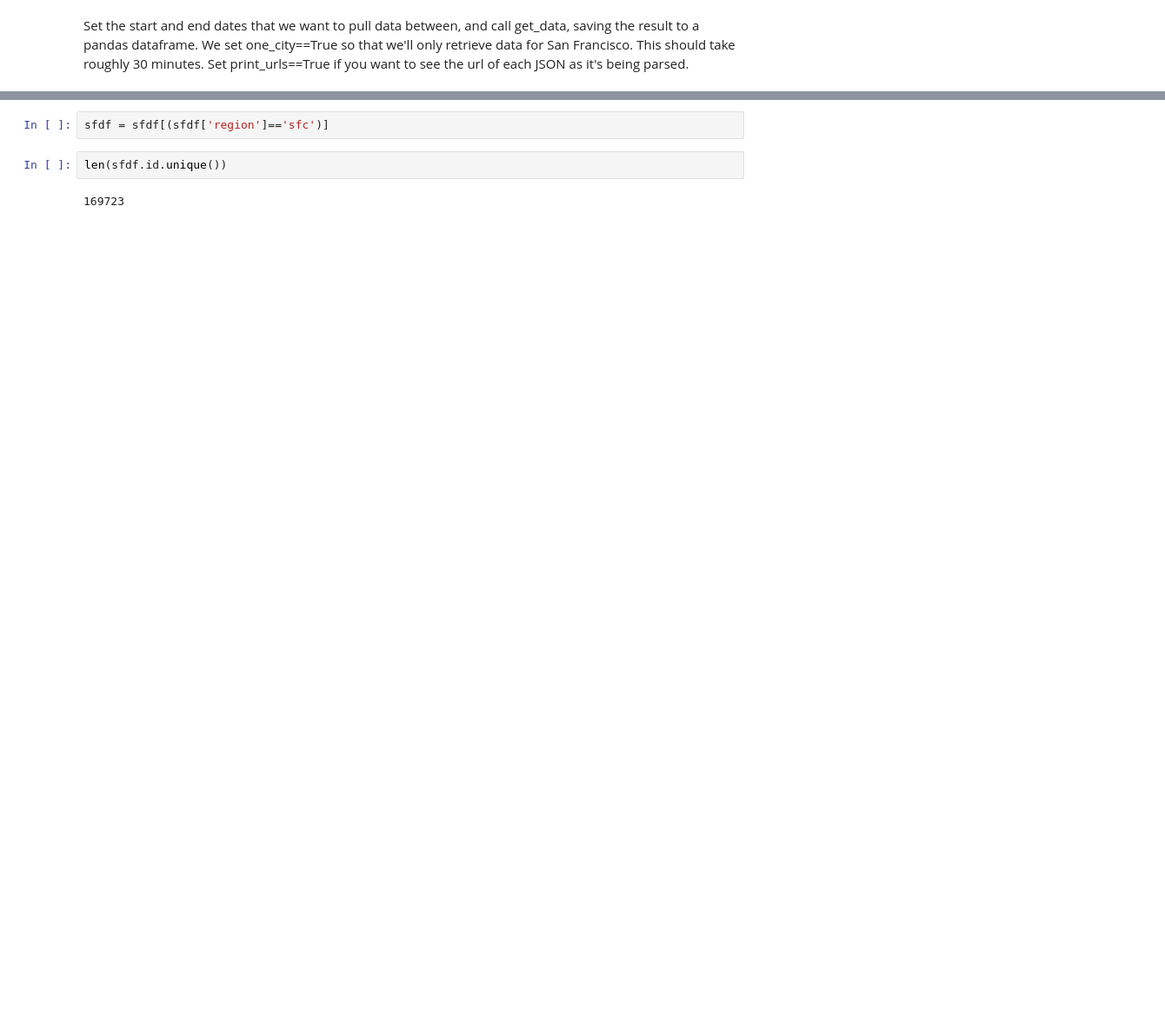
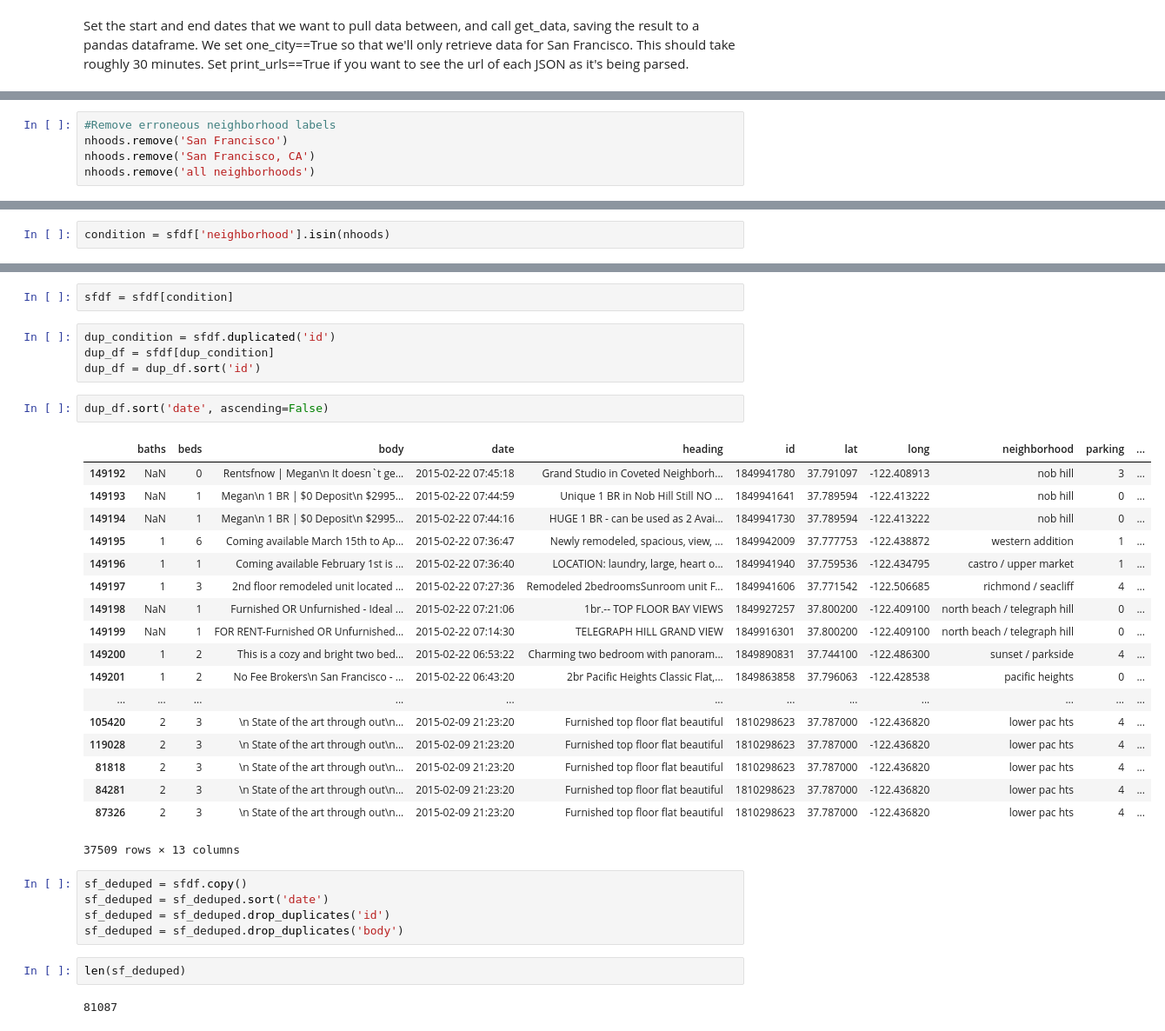
Before and after one commit to jonoleson/PriceMyRental, a Jupyter notebook: rental_data_eda.ipynb, the cells around one changed output, grey strips where cells are left out. Shown at 87% size. Drawn from its saved outputs; the diff is of its cells as text; blank space fills up the shorter version.

```diff
--- a/rental_data_eda.ipynb
+++ b/rental_data_eda.ipynb
@@ -46,0 +31,5 @@ sfdf.body[9]
+# %%
+#Remove erroneous neighborhood labels
+nhoods.remove('San Francisco')
+nhoods.remove('San Francisco, CA')
+nhoods.remove('all neighborhoods')
@@ -46,0 +56,2 @@ sfdf.body[9]
+# %%
+condition = sfdf['neighborhood'].isin(nhoods)
@@ -47,7 +78,37 @@ sfdf.body[9]
 # %%
-sfdf = sfdf[(sfdf['region']=='sfc')]
+sfdf = sfdf[condition]
-# %%
-len(sfdf.id.unique())
-# %% [output]
-169723
+# %%
+dup_condition = sfdf.duplicated('id')
+dup_df = sfdf[dup_condition]
+dup_df = dup_df.sort('id')
+# %%
+dup_df.sort('date', ascending=False)
+# %% [output]
+|  | baths | beds | body | date | heading | id | lat | long | neighborhood | parking | ... |
+| 149192 | NaN | 0 | Rentsfnow | Megan\n It doesn`t ge... | 2015-02-22 07:45:18 | Grand Studio in Coveted Neighborh... | 1849941780 | 37.791097 | -122.408913 | nob hill | 3 | ... |
+| 149193 | NaN | 1 | Megan\n 1 BR | $0 Deposit\n $2995... | 2015-02-22 07:44:59 | Unique 1 BR in Nob Hill Still NO ... | 1849941641 | 37.789594 | -122.413222 | nob hill | 0 | ... |
+| 149194 | NaN | 1 | Megan\n 1 BR | $0 Deposit\n $2995... | 2015-02-22 07:44:16 | HUGE 1 BR - can be used as 2 Avai... | 1849941730 | 37.789594 | -122.413222 | nob hill | 0 | ... |
+| 149195 | 1 | 6 | Coming available March 15th to Ap... | 2015-02-22 07:36:47 | Newly remodeled, spacious, view, ... | 1849942009 | 37.777753 | -122.438872 | western addition | 1 | ... |
+| 149196 | 1 | 1 | Coming available February 1st is ... | 2015-02-22 07:36:40 | LOCATION: laundry, large, heart o... | 1849941940 | 37.759536 | -122.434795 | castro / upper market | 1 | ... |
+| 149197 | 1 | 3 | 2nd floor remodeled unit located ... | 2015-02-22 07:27:36 | Remodeled 2bedroomsSunroom unit F... | 1849941606 | 37.771542 | -122.506685 | richmond / seacliff | 4 | ... |
+| 149198 | NaN | 1 | Furnished OR Unfurnished - Ideal ... | 2015-02-22 07:21:06 | 1br.-- TOP FLOOR BAY VIEWS | 1849927257 | 37.800200 | -122.409100 | north beach / telegraph hill | 0 | ... |
+| 149199 | NaN | 1 | FOR RENT-Furnished OR Unfurnished... | 2015-02-22 07:14:30 | TELEGRAPH HILL GRAND VIEW | 1849916301 | 37.800200 | -122.409100 | north beach / telegraph hill | 0 | ... |
+| 149200 | 1 | 2 | This is a cozy and bright two bed... | 2015-02-22 06:53:22 | Charming two bedroom with panoram... | 1849890831 | 37.744100 | -122.486300 | sunset / parkside | 4 | ... |
+| 149201 | 1 | 2 | No Fee Brokers\n San Francisco - ... | 2015-02-22 06:43:20 | 2br Pacific Heights Classic Flat,... | 1849863858 | 37.796063 | -122.428538 | pacific heights | 0 | ... |
+| ... | ... | ... | ... | ... | ... | ... | ... | ... | ... | ... | ... |
+| 105420 | 2 | 3 | \n State of the art through out\n... | 2015-02-09 21:23:20 | Furnished top floor flat beautiful | 1810298623 | 37.787000 | -122.436820 | lower pac hts | 4 | ... |
+| 119028 | 2 | 3 | \n State of the art through out\n... | 2015-02-09 21:23:20 | Furnished top floor flat beautiful | 1810298623 | 37.787000 | -122.436820 | lower pac hts | 4 | ... |
+| 81818 | 2 | 3 | \n State of the art through out\n... | 2015-02-09 21:23:20 | Furnished top floor flat beautiful | 1810298623 | 37.787000 | -122.436820 | lower pac hts | 4 | ... |
+| 84281 | 2 | 3 | \n State of the art through out\n... | 2015-02-09 21:23:20 | Furnished top floor flat beautiful | 1810298623 | 37.787000 | -122.436820 | lower pac hts | 4 | ... |
+| 87326 | 2 | 3 | \n State of the art through out\n... | 2015-02-09 21:23:20 | Furnished top floor flat beautiful | 1810298623 | 37.787000 | -122.436820 | lower pac hts | 4 | ... |
+37509 rows × 13 columns
+# %%
+sf_deduped = sfdf.copy()
+sf_deduped = sf_deduped.sort('date')
+sf_deduped = sf_deduped.drop_duplicates('id')
+sf_deduped = sf_deduped.drop_duplicates('body')
+# %%
+len(sf_deduped)
+# %% [output]
+81087
 # %%
```
Also changed, not shown: parts of 14 cells of this notebook, 2 other files.
